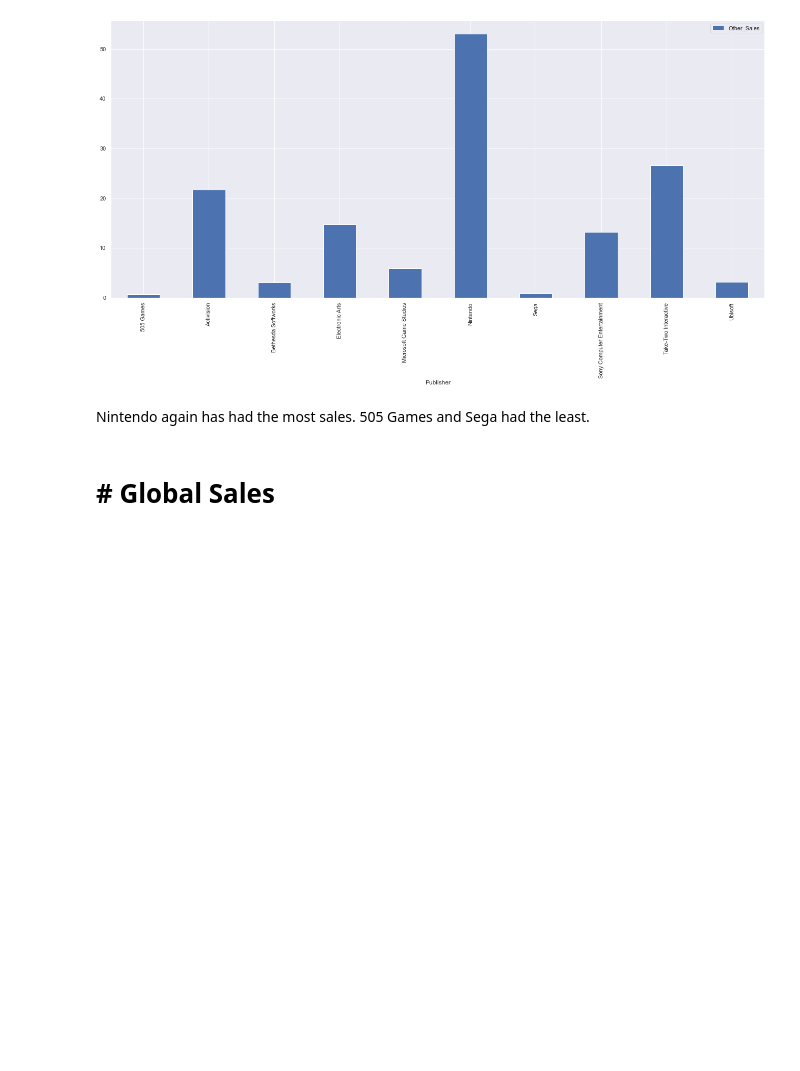
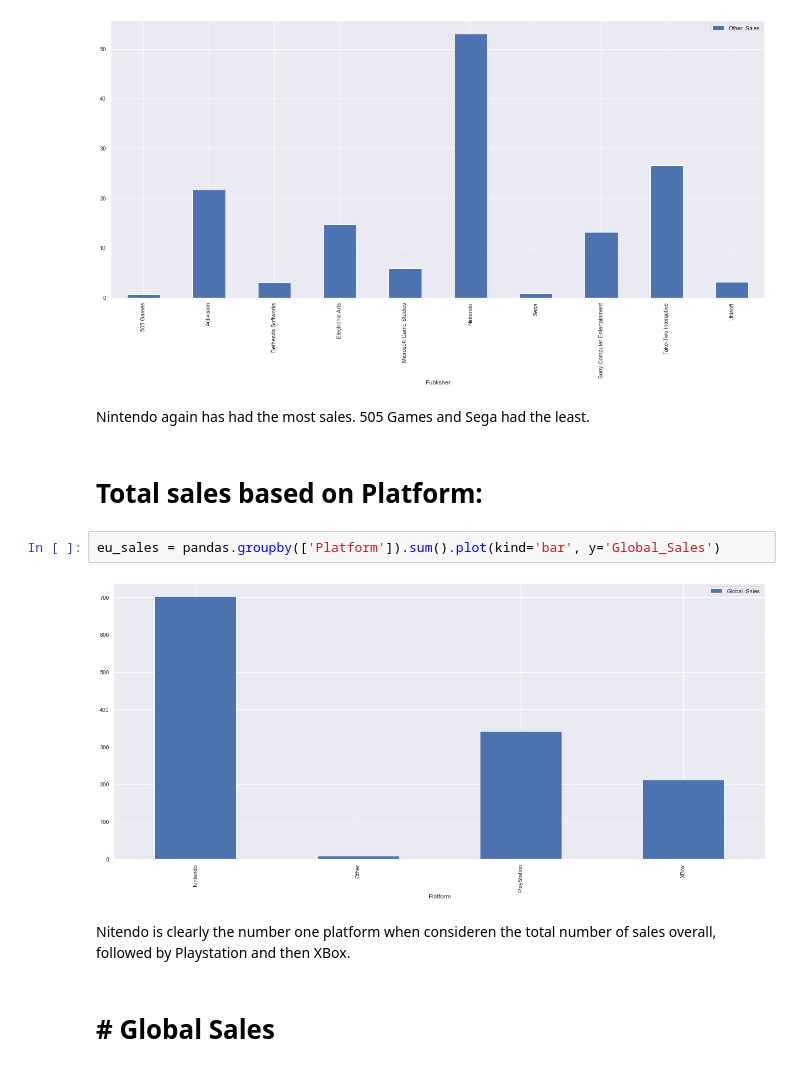
Before and after one commit to MueidSamad/Top-100-Video-Game-Sales, a Jupyter notebook: Top-100-Video-Game-Sales.ipynb, the cells around one changed output. Cells and saved outputs as stored; diff of their text form; blank space fills up the shorter version.

Commit message:
chart for Platforms added

```diff
--- a/Top-100-Video-Game-Sales.ipynb
+++ b/Top-100-Video-Game-Sales.ipynb
@@ -61,6 +61,14 @@ Other_sales = pandas.groupby(['Publisher']).sum().plot(kind='bar', y='Other_Sale
 [figure]
 # %% [markdown]
 Nintendo again has had the most sales. 505 Games and Sega had the least.
+# %% [markdown]
+# Total sales based on Platform:
+# %%
+eu_sales = pandas.groupby(['Platform']).sum().plot(kind='bar', y='Global_Sales')
+# %% [output]
+[figure, added]
+# %% [markdown]
+Nitendo is clearly the number one platform  when consideren the total number of sales overall, followed by Playstation and then XBox.
 # %% [markdown]
 # # Global Sales
 # %%
```
